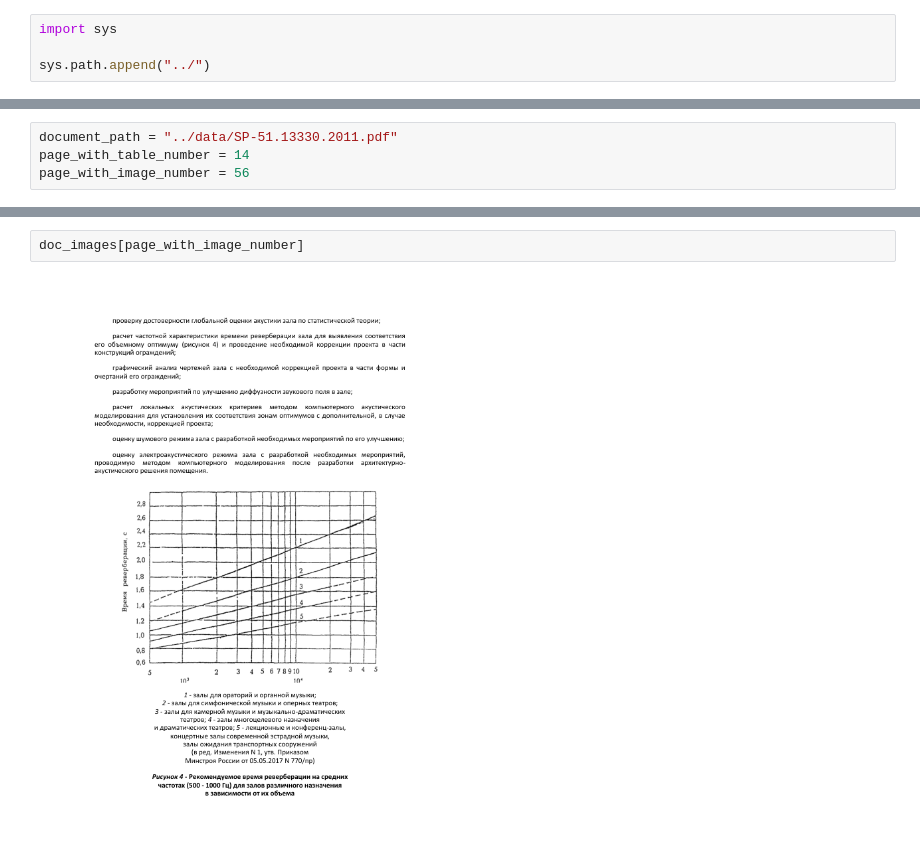
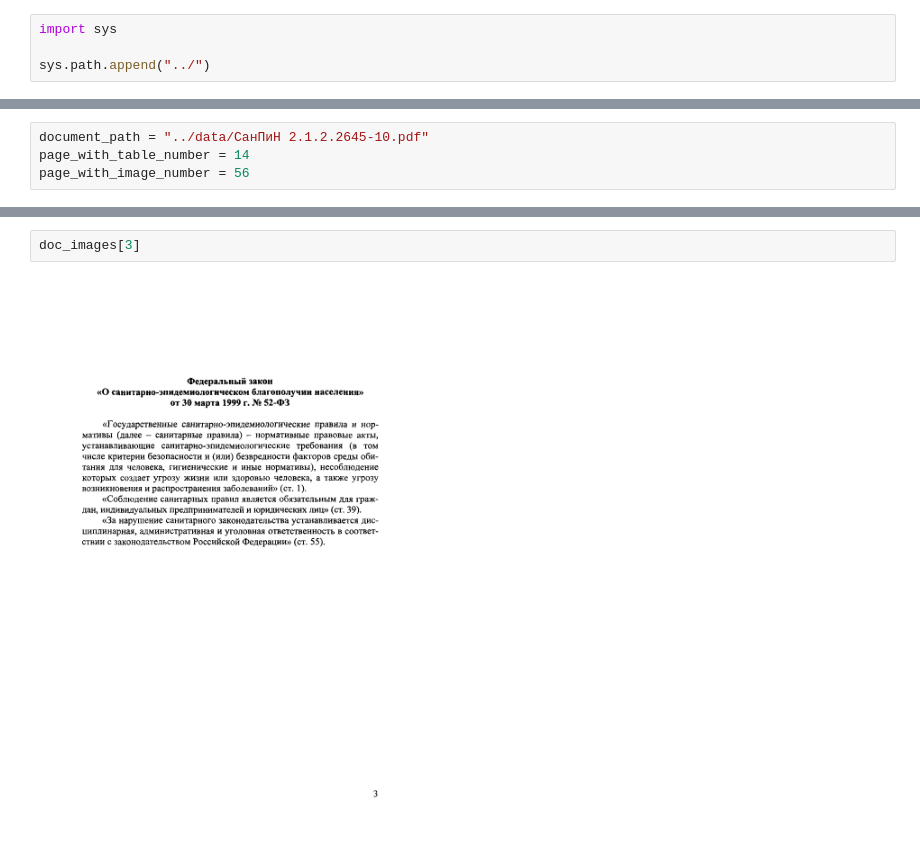
Before and after one commit to boomb0om/document-search, a Jupyter notebook: notebooks/demo_ocr.ipynb, the cells around one changed output, grey strips where cells are left out. Drawn from its saved outputs; the diff is of its cells as text.

```diff
--- a/notebooks/demo_ocr.ipynb
+++ b/notebooks/demo_ocr.ipynb
@@ -7,5 +7,5 @@ from document_search.ocr import DocumentReader
 # %%
-document_path = "../data/SP-51.13330.2011.pdf"
+document_path = "../data/СанПиН 2.1.2.2645-10.pdf"
 page_with_table_number = 14
 page_with_image_number = 56
 # %%
@@ -32,4 +59,4 @@ array([['Время\nсуток, ч'],
 # %%
-doc_images[page_with_image_number]
+doc_images[3]
 # %% [output]
-[figure, old version]
+[figure, new version]
```
Also changed, not shown: parts of 10 cells of this notebook, 2 other files.
